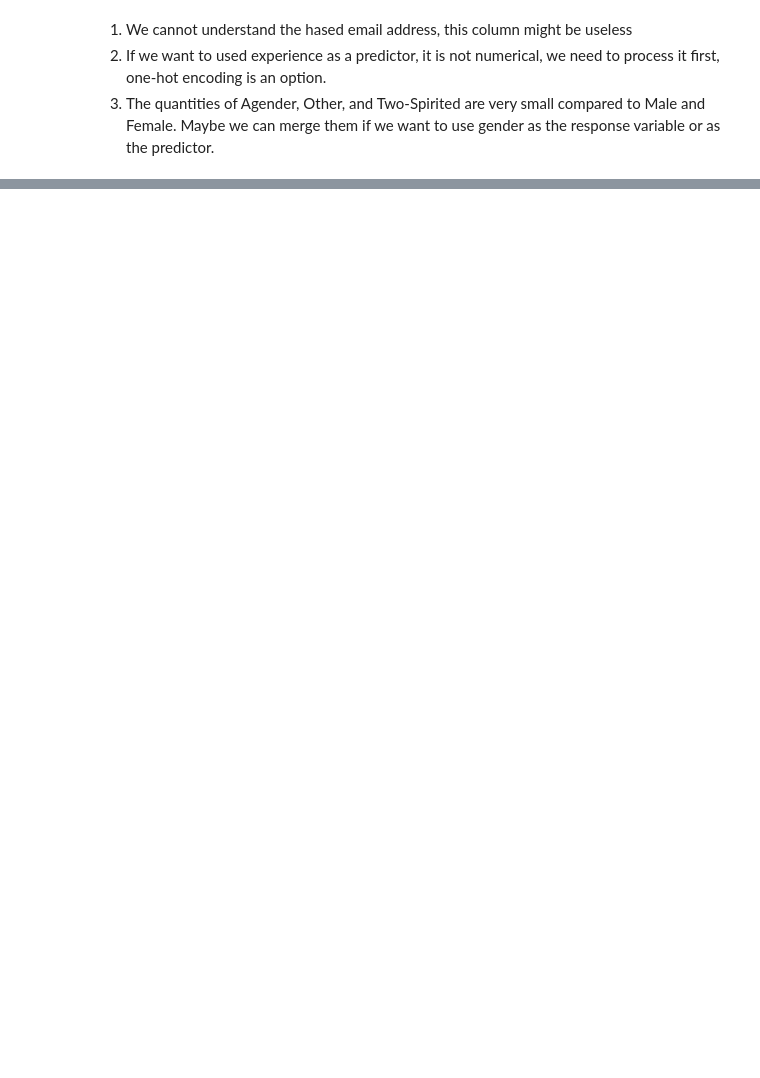
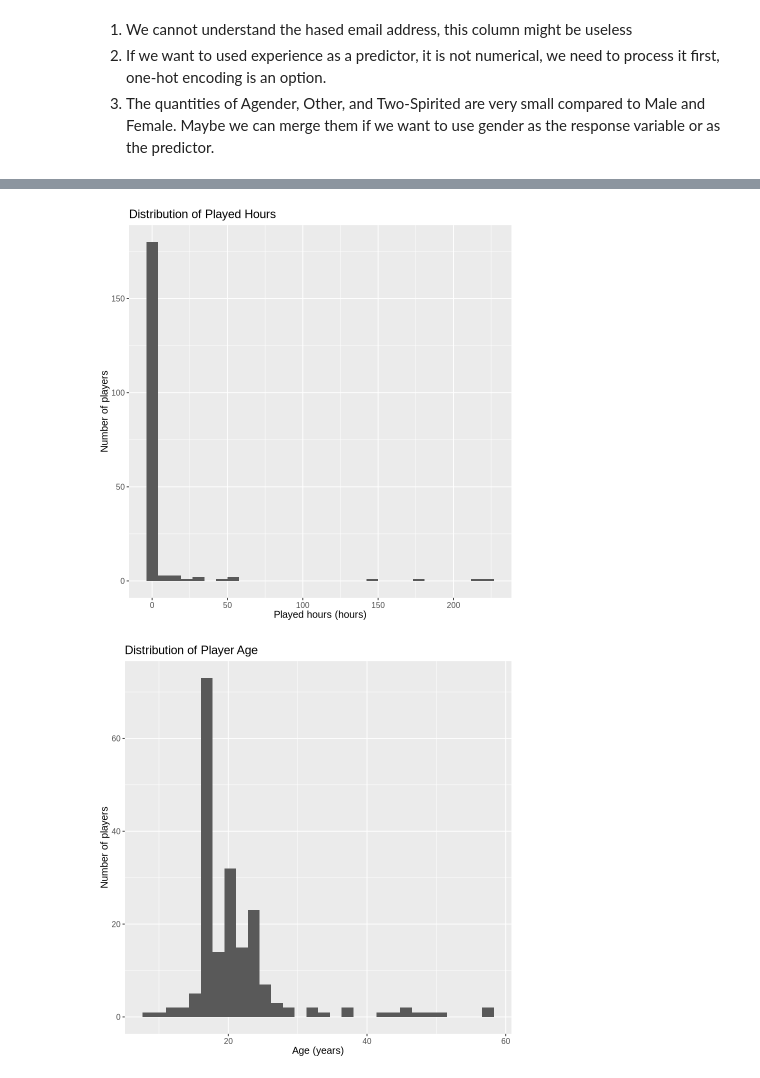
Before and after one commit to burgerchae/DSCI100-Project-Individual-, a Jupyter notebook: Individual Plan.ipynb, the cells around one changed output, grey strips where cells are left out. Saved outputs shown, nothing was run; the diff lists cells and outputs as text; code cells hidden in the pictures; blank space fills up the shorter version.

```diff
--- a/Individual Plan.ipynb
+++ b/Individual Plan.ipynb
@@ -137,0 +137,10 @@ Traceback:
+# %%
+players_tidy <- players |>
+  mutate(
+    played_hours = as.numeric(played_hours),
+    Age          = as.numeric(Age),
+    experience   = as_factor(experience),
+    gender       = as_factor(gender),
+    subscribe    = as_factor(subscribe)
+  )
+players_tidy
@@ -137,0 +199,55 @@ Traceback:
+# %%
+players_tidy |>
+  ggplot(aes(x = played_hours)) +
+  geom_histogram(bins = 30, na.rm = TRUE) +
+  labs(
+    title = "Distribution of Played Hours",
+    x = "Played hours (hours)",
+    y = "Number of players"
+  ) +
+  theme(text = element_text(size = 12))
+
+players_tidy |>
+  ggplot(aes(x = Age)) +
+  geom_histogram(bins = 30, na.rm = TRUE) +
+  labs(
+    title = "Distribution of Player Age",
+    x = "Age (years)",
+    y = "Number of players"
+  ) +
+  theme(text = element_text(size = 12))
+
+players_tidy |>
+  ggplot(aes(x = experience)) +
+  geom_bar(na.rm = TRUE) +
+  labs(
+    title = "Player Counts by Experience Level",
+    x = "Experience level",
+    y = "Number of players"
+  ) +
+  theme(text = element_text(size = 12))
+
+players_tidy |>
+  ggplot(aes(x = played_hours)) +
+  geom_histogram(bins = 20, na.rm = TRUE) +
+  facet_wrap(vars(experience)) +
+  labs(
+    title = "Played Hours by Experience Level",
+    x = "Played hours (hours)",
+    y = "Number of players"
+  ) +
+  theme(text = element_text(size = 12))
+
+players_tidy |>
+  ggplot(aes(x = played_hours, fill = subscribe)) +
+  geom_density(alpha = 0.4, na.rm = TRUE) +
+  labs(
+    title = "Played Hours by Subscription Status",
+    x = "Played hours (hours)",
+    y = "Density",
+    fill = "Subscribe"
+  ) +
+  theme(text = element_text(size = 12))
+# %% [output]
+[figure, added]
+[figure, added]
```
Also changed, not shown: parts of 12 cells of this notebook.
